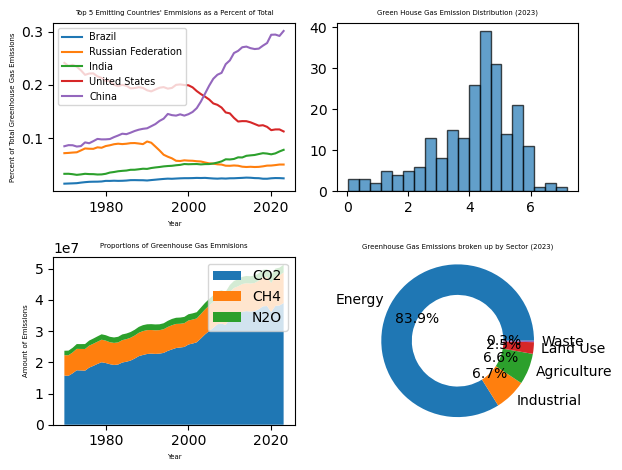
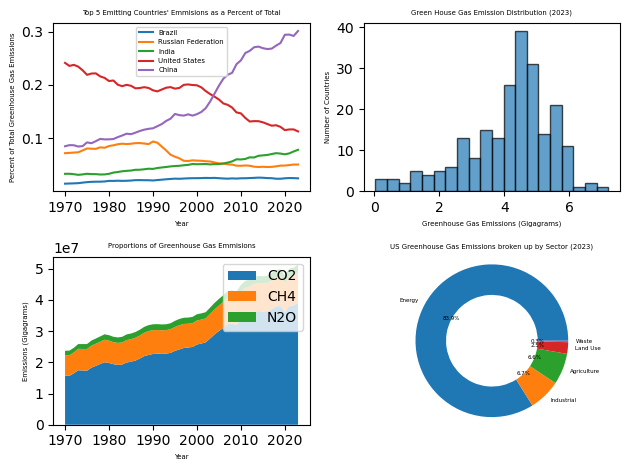
The change to this notebook cell's code, shown as a diff; its figure went from the first image to the second:
--- before
+++ after
@@ -6,5 +6,5 @@
 plt.plot(years,(GHG.loc[top_5_indexes[3]].iloc[5:])/year_sums,label=GHG.loc[top_5_indexes[3]][3])
 plt.plot(years,(GHG.loc[top_5_indexes[4]].iloc[5:])/year_sums,label=GHG.loc[top_5_indexes[4]][3])
-plt.legend(fontsize=7)
+plt.legend(fontsize=5)
 plt.ylabel('Percent of Total Greenhouse Gas Emissions',fontsize=5)
 plt.xlabel('Year',fontsize=5)
@@ -15,4 +15,6 @@
 plt.hist(np.log10(GHG['Y_2023']),bins=20,alpha=0.7,edgecolor='black')
 plt.title('Green House Gas Emission Distribution (2023)',fontsize=5)
+plt.xlabel('Greenhouse Gas Emissions (Gigagrams)',fontsize=5)
+plt.ylabel('Number of Countries',fontsize=5)
 
 plt.subplot(2, 2, 3)#subplot location for chart three
@@ -20,5 +22,5 @@
 plt.stackplot(years,co2_tots_years,ch4_adj_tots_years,n2o_adj_tots_years,labels=['CO2','CH4','N2O'])
 plt.xlabel('Year',fontsize=5)
-plt.ylabel('Amount of Emissions',fontsize=5)
+plt.ylabel('Emissions (Gigagrams)',fontsize=5)
 plt.title('Proportions of Greenhouse Gas Emmisions',fontsize=5)
 plt.legend()
@@ -27,7 +29,8 @@
 #all of this code is the same as above for generating the donut chart
 plt.pie(sizes, 
-       frame=False,labels=['Energy','Industrial','Agriculture','Land Use','Waste'],autopct='%1.1f%%',wedgeprops={'width': 0.4})
+       frame=False,labels=['Energy','Industrial','Agriculture','Land Use','Waste'],autopct='%1.1f%%',wedgeprops={'width': 0.4},
+        textprops={'fontsize':4})
 plt.axis('equal')
-plt.title('Greenhouse Gas Emissions broken up by Sector (2023)',fontsize=5)
+plt.title('US Greenhouse Gas Emissions broken up by Sector (2023)',fontsize=5)
 
 plt.tight_layout()#set tight layout so that everything fits nicely into one visualization 

Commit: Committing revisions to CMSE402 Honors Project